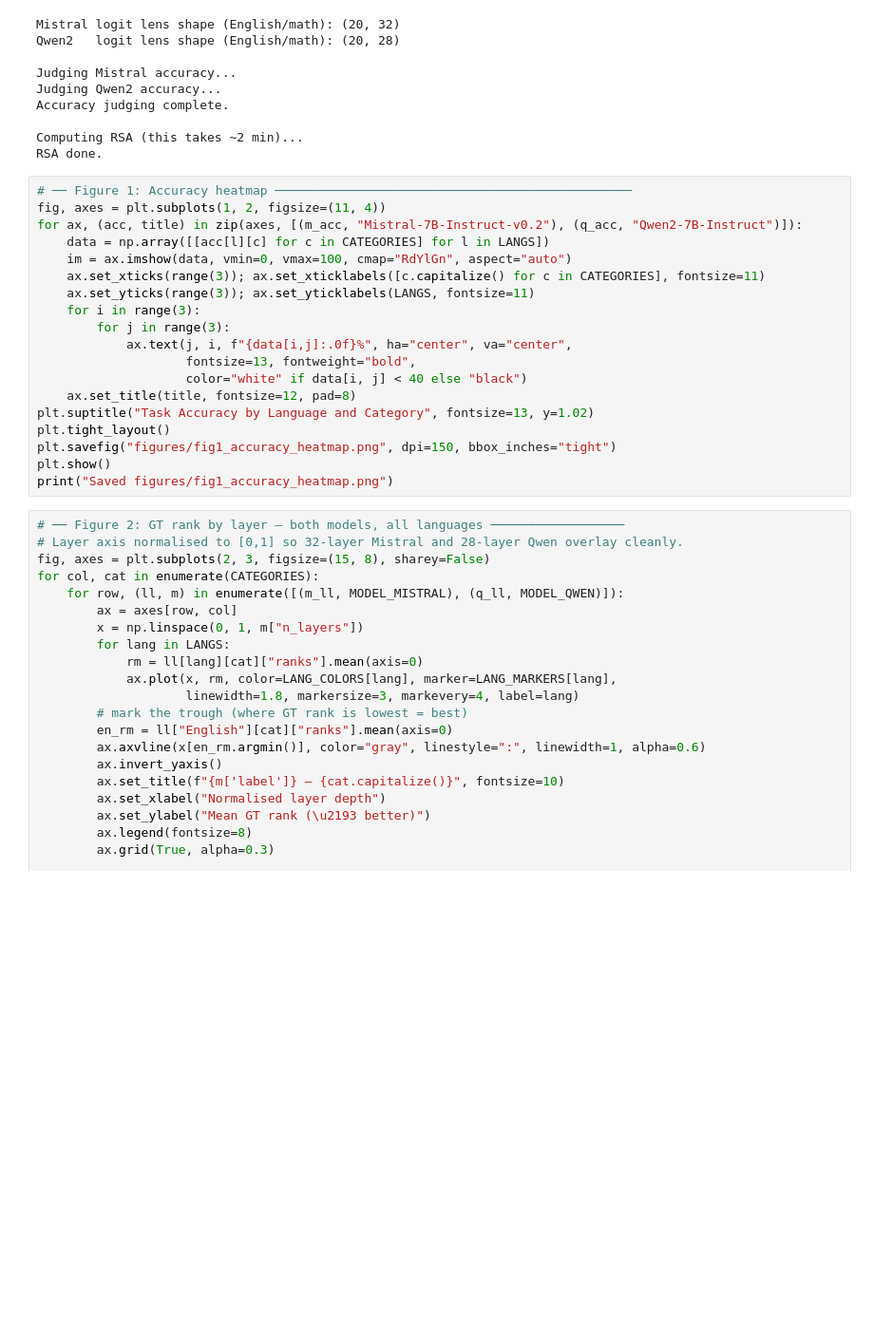
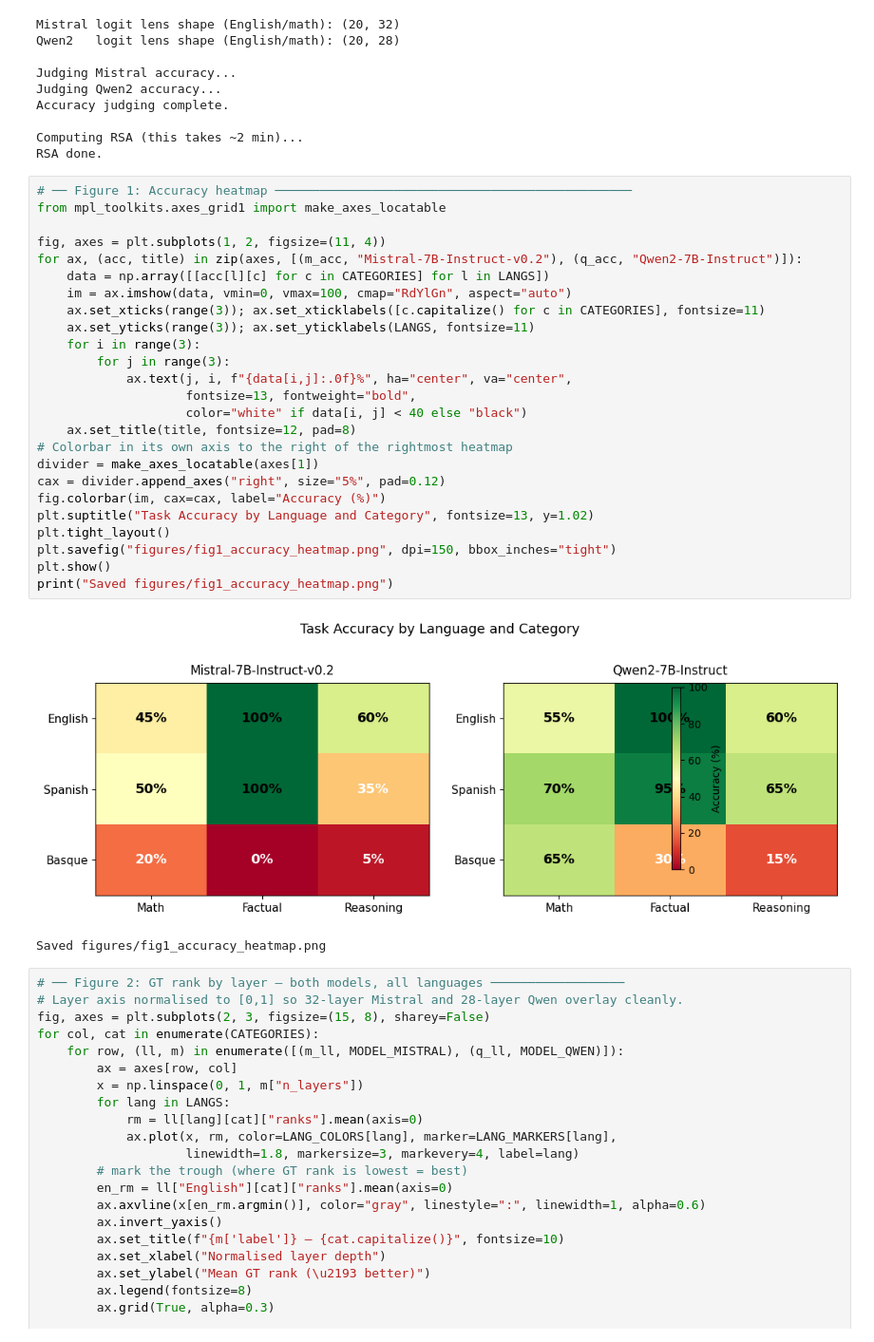
Before and after one commit to ka1ku/Cross-Lingual-Performance-in-LLMs, a Jupyter notebook: multilingual_analysis_large.ipynb, the cells around one changed output. Shown at 95% size. Cells and saved outputs as stored; diff of their text form; blank space fills up the shorter version.

```diff
--- a/multilingual_analysis_large.ipynb
+++ b/multilingual_analysis_large.ipynb
@@ -196,23 +196,32 @@ Computing RSA (this takes ~2 min)...
 RSA done.
 # %%
 # ── Figure 1: Accuracy heatmap ────────────────────────────────────────────────
+from mpl_toolkits.axes_grid1 import make_axes_locatable
+
 fig, axes = plt.subplots(1, 2, figsize=(11, 4))
 for ax, (acc, title) in zip(axes, [(m_acc, "Mistral-7B-Instruct-v0.2"), (q_acc, "Qwen2-7B-Instruct")]):
     data = np.array([[acc[l][c] for c in CATEGORIES] for l in LANGS])
     im = ax.imshow(data, vmin=0, vmax=100, cmap="RdYlGn", aspect="auto")
     ax.set_xticks(range(3)); ax.set_xticklabels([c.capitalize() for c in CATEGORIES], fontsize=11)
     ax.set_yticks(range(3)); ax.set_yticklabels(LANGS, fontsize=11)
     for i in range(3):
         for j in range(3):
             ax.text(j, i, f"{data[i,j]:.0f}%", ha="center", va="center",
                     fontsize=13, fontweight="bold",
                     color="white" if data[i, j] < 40 else "black")
     ax.set_title(title, fontsize=12, pad=8)
+# Colorbar in its own axis to the right of the rightmost heatmap
+divider = make_axes_locatable(axes[1])
+cax = divider.append_axes("right", size="5%", pad=0.12)
+fig.colorbar(im, cax=cax, label="Accuracy (%)")
 plt.suptitle("Task Accuracy by Language and Category", fontsize=13, y=1.02)
 plt.tight_layout()
 plt.savefig("figures/fig1_accuracy_heatmap.png", dpi=150, bbox_inches="tight")
 plt.show()
 print("Saved figures/fig1_accuracy_heatmap.png")
+# %% [output]
+[figure, added]
+Saved figures/fig1_accuracy_heatmap.png
 # %%
 # ── Figure 2: GT rank by layer — both models, all languages ──────────────────
 # Layer axis normalised to [0,1] so 32-layer Mistral and 28-layer Qwen overlay cleanly.
```
Also changed, not shown: parts of 1 cell of this notebook, 12 other files.
